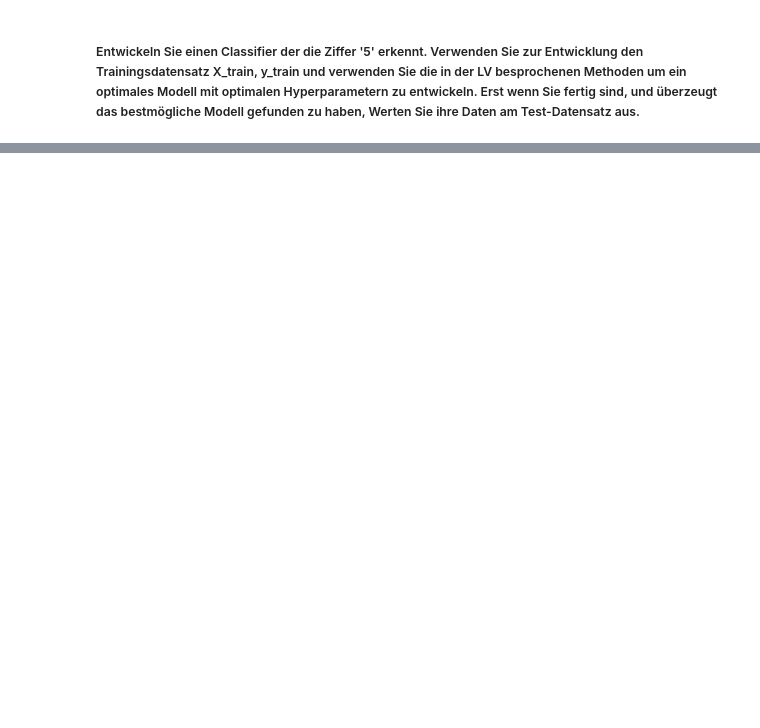
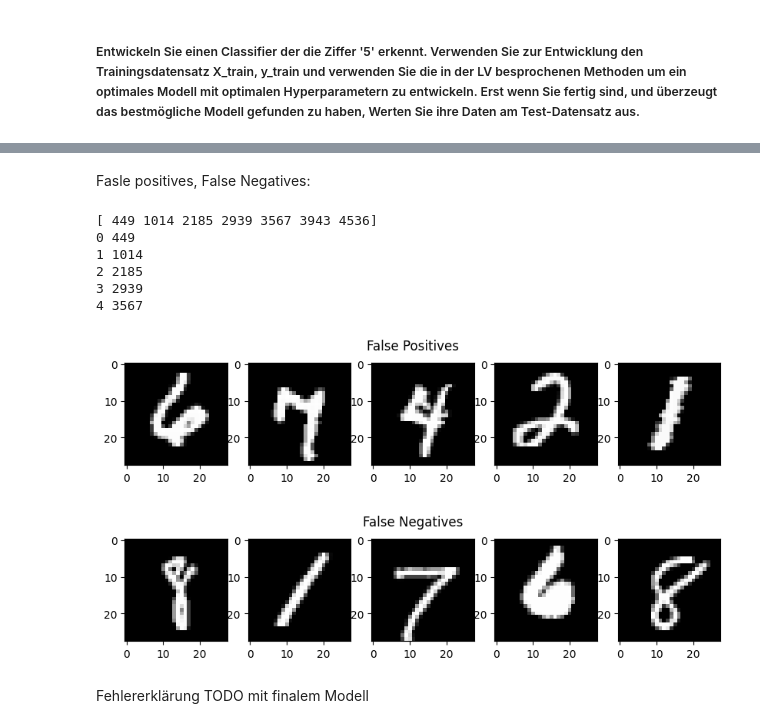
Before and after one commit to PaulBichl/machine-learning, a Jupyter notebook: src/machine_learning/NumberClassification/Load_MNIST_Data.ipynb, the cells around one changed output, grey strips where cells are left out. Drawn from its saved outputs; the diff is of its cells as text; code cells hidden in the pictures; blank space fills up the shorter version.

```diff
--- a/src/machine_learning/NumberClassification/Load_MNIST_Data.ipynb
+++ b/src/machine_learning/NumberClassification/Load_MNIST_Data.ipynb
@@ -110,0 +168,32 @@ print("Accuracy on train set:", accuracy)
+# %% [markdown]
+Fasle positives, False Negatives:
+# %%
+false_positives = np.where((y_test_binary == 0) & (y_pred == 1))[0]
+false_negatives = np.where((y_test_binary == 1) & (y_pred == 0))[0]
+print(false_positives)
+false_positives = false_positives[:5]  # Limit to 5 for display
+false_negatives = false_negatives[:5]  # Limit to 5 for display
+
+fig,ax=plt.subplots(1,5,figsize=(10,2))
+fig.suptitle("False Positives")
+for id, i in enumerate(false_positives):
+    print(id, i)
+    test_image=X[i].reshape(28,28)
+    ax[id].imshow(test_image,cmap='gray',vmin=0, vmax=255)
+
+fig,ax=plt.subplots(1,5,figsize=(10,2))
+fig.suptitle("False Negatives")
+for id, i in enumerate(false_negatives):
+    test_image=X[i].reshape(28,28)
+    ax[id].imshow(test_image,cmap='gray',vmin=0, vmax=255)
+# %% [output]
+[ 449 1014 2185 2939 3567 3943 4536]
+0 449
+1 1014
+2 2185
+3 2939
+4 3567
+[figure, added]
+[figure, added]
+# %% [markdown]
+Fehlererklärung TODO mit finalem Modell
```
Also changed, not shown: parts of 14 cells of this notebook.
